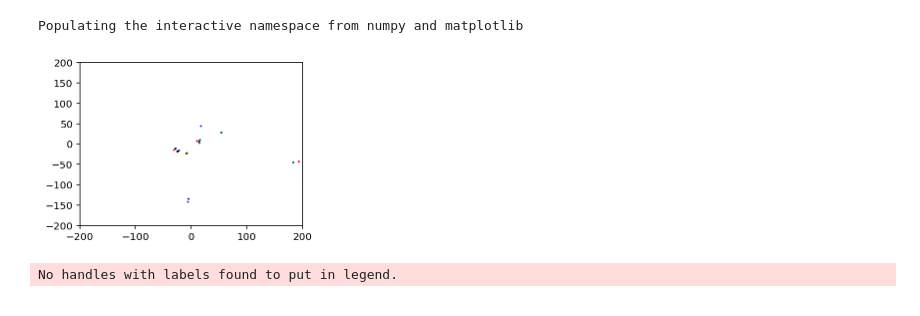
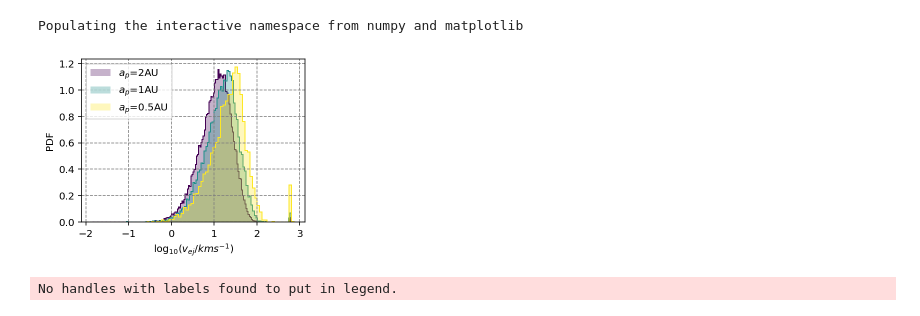
Before and after one commit to YihanWangAstro/planet-app, a Jupyter notebook: process/planet-app.ipynb, the cells around one changed output. Saved outputs shown, nothing was run; the diff lists cells and outputs as text; code cells hidden in the pictures.

Commit message:
pure star scattering

```diff
--- a/process/planet-app.ipynb
+++ b/process/planet-app.ipynb
@@ -481,15 +481,15 @@ v=np.array([0.1, 3.42222222,  6.74444444,  10.06666667, 13.38888889, 16.71111111
 v_name =['0.1', '3.4', '6.7', '10.1', '13.4', '16.7', '20.0', '23.4', '26.7', '30.0']
 a_j = ['0.1', '0.5', '1.0', '1.5', '2.0', '2.5', '3.0', '3.5', '4.0', '4.5', '5.0']
 # %%
-prefix = '../code/solar-normal/sb/solar-normal-sb_sb_'
+prefix = '../code/solar-normal/bs/solar-normal-bs_bs_'
 #prefix = '../code/ss/solar-normal-ss_ss_'
 
-vel = '0.1'
-idx = sb_idx
-names = sb_names
-pairs = sb_pairs
+vel = '30.0'
+idx = bs_idx
+names = bs_names
+pairs = bs_pairs
 
-#df01 = pd.DataFrame(post_process(prefix+ vel+ '_0.1.txt', idx, names, pairs))
+df01 = pd.DataFrame(post_process(prefix+ vel+ '_0.1.txt', idx, names, pairs))
 
 df05 = pd.DataFrame(post_process(prefix+ vel+ '_0.5.txt', idx, names, pairs))
 
@@ -497,7 +497,7 @@ df1 = pd.DataFrame(post_process(prefix+ vel+ '_1.0.txt', idx, names, pairs))
 
 df2 = pd.DataFrame(post_process(prefix+ vel+'_2.0.txt', idx, names, pairs))
 
-df5 = pd.DataFrame(post_process(prefix+ vel+'_5.0.txt', idx, names, pairs))
+#df5 = pd.DataFrame(post_process(prefix+ vel+'_5.0.txt', idx, names, pairs))
 # %%
 def get_cm(key, df, tp):
     ms = df['m_{s}']
@@ -609,57 +609,57 @@ def ejection_v(dfs, a0s, tp):
         defined = (df['star outcome'] != 0 ) & (df['planet outcome'] != 0)
 
         ej = (df['planet outcome'] == 'ejection_{j}') & defined
 
         vj = get_v_inf(df,tp)
 
         #print(df['star outcome'][ (vj/v0>10) & ej ])
         #if a0 == 2:
         #    plt.hist( df['star outcome'][ (vj/v0>10) & ej],density=True)
         #    return
         #continue
-        ultra =  (vj/v0>10) & ej
+        #ultra =  (vj/v0>10) & ej
 
-        pxs = df['px_{s}']
-        pys = df['py_{s}']
-        pzs = df['pz_{s}']
+        #pxs = df['px_{s}']
+        #pys = df['py_{s}']
+        #pzs = df['pz_{s}']
 
-        pxs1 = df['px_{s1}']
-        pys1 = df['py_{s1}']
-        pzs1 = df['pz_{s1}']
+        #pxs1 = df['px_{s1}']
+        #pys1 = df['py_{s1}']
+        #pzs1 = df['pz_{s1}']
 
-        pxs2 = df['px_{s2}']
-        pys2 = df['py_{s2}']
-        pzs2 = df['pz_{s2}']
+        #pxs2 = df['px_{s2}']
+        #pys2 = df['py_{s2}']
+        #pzs2 = df['pz_{s2}']
 
-        pxj = df['px_{j}']
-        pyj = df['py_{j}']
-        pzj = df['pz_{j}']
+        #pxj = df['px_{j}']
+        #pyj = df['py_{j}']
+        #pzj = df['pz_{j}']
 
-        plt.scatter(pzs[ultra], pys[ultra],c='r',s=1)
-        plt.scatter(pzs1[ultra], pys1[ultra],c='b',s=1)
-        plt.scatter(pzs2[ultra], pys2[ultra],c='k',s=1)
-        plt.scatter(pzj[ultra], pyj[ultra],c='g',s=0.5)
-        plt.xlim(-200,200)
-        plt.ylim(-200,200)
+        #plt.scatter(pzs[ultra], pys[ultra],c='r',s=1)
+        #plt.scatter(pzs1[ultra], pys1[ultra],c='b',s=1)
+        #plt.scatter(pzs2[ultra], pys2[ultra],c='k',s=1)
+        #plt.scatter(pzj[ultra], pyj[ultra],c='g',s=0.5)
+        #plt.xlim(-200,200)
+        #plt.ylim(-200,200)
 
-        return
+        #return
 
 
 
         #plt.hist(r[ej], label='$a_p$='+str(a0)+'AU')
         plt.hist(np.log10(vj[ej]/KMS),bins='auto',histtype='step',density=True,color=color,ls='-')
         #bc=0.5*(bb[0:-1]+bb[1::])
         #print(bc[vv==max(vv)])
         plt.hist(np.log10(vj[ej]/KMS),bins='auto',histtype='stepfilled',density=True,color=color,alpha=0.3,label='$a_p$='+str(a0)+'AU')
 
     plt.legend(loc=2)
-    plt.xlabel('$\log_{10}(v_{ej}/v_0)$')
+    plt.xlabel('$\log_{10}(v_{ej}/kms^{-1})$')
     plt.ylabel('PDF')
     plt.grid(True)
-    #savefig(plt,'ejection-v-sb-01')
-ejection_v([df5, df2, df1, df05],[5, 2,1,0.5], 'sb')
+    savefig(plt,'ejection-v-bb-01')
+ejection_v([df2, df1, df05],[2,1,0.5], 'bb')
 # %% [output]
-[figure, old version]
+[figure, new version]
 # %%
 def v_hist(dfs,a0s):
     colors = cm.viridis(np.linspace(0,1,len(dfs)))
```
Also changed, not shown: parts of 3 cells of this notebook, 1 other file.
